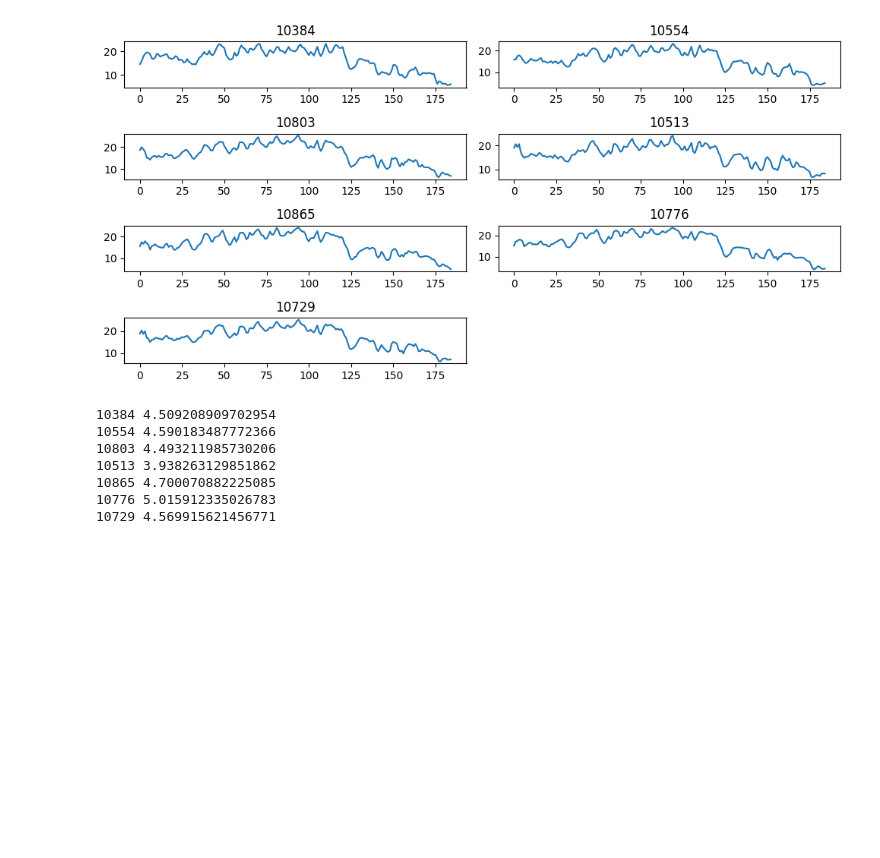
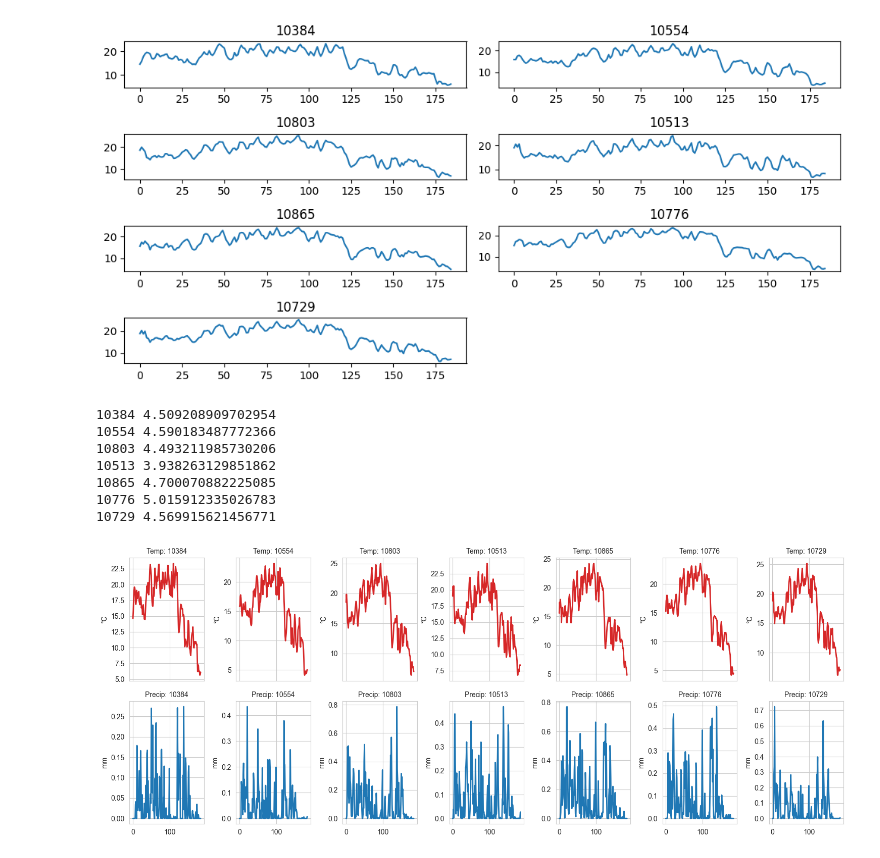
Before and after one commit to Fohlen/weather_experiment, a Jupyter notebook: analysis/Descriptive_Statistics.ipynb, the cells around one changed output. Saved outputs shown, nothing was run; the diff lists cells and outputs as text; code cells hidden in the pictures; blank space fills up the shorter version.

```diff
--- a/analysis/Descriptive_Statistics.ipynb
+++ b/analysis/Descriptive_Statistics.ipynb
@@ -13,7 +13,7 @@ valid_stations = [
     reverse_station_mapping[station] for station in [433, 1270, 1443, 2667, 3379, 4104, 5906]
 ]
 
-df = pd.read_csv("/Users/fohlen/Downloads/export_2024-11-08/merged.csv")
+df = pd.read_csv("../data/merged.csv")
 df = df[df["station_id"].isin(valid_stations)]
 df["recorded_at"] = pd.to_datetime(df["recorded_at"])
 df["forecast_time"] = pd.to_datetime(df["forecast_time"])
@@ -138,3 +138,58 @@ for station_id in valid_stations:
 10865 4.700070882225085
 10776 5.015912335026783
 10729 4.569915621456771
+# %%
+import pandas as pd
+import matplotlib.pyplot as plt
+import seaborn as sns
+from collections import defaultdict
+from itertools import chain
+
+# Set Seaborn style for better visuals
+sns.set_style("whitegrid")
+
+# Convert temperature to Celsius
+temperature_df = df[df["parameter"] == "temperature_air_mean_200"].copy()
+temperature_df["temp_c"] = temperature_df["value"].astype(float) - 273.15
+
+# Prepare precipitation data
+precipitation_df = df[df["parameter"] == "precipitation_height_significant_weather_last_1h"].copy()
+
+# Group temperature and precipitation by station and forecast day
+temp_forecasts = defaultdict(list)
+precip_forecasts = defaultdict(list)
+
+for station_id in valid_stations:
+    station_temp = temperature_df[temperature_df["station_id"] == station_id]
+    station_precip = precipitation_df[precipitation_df["station_id"] == station_id]
+
+    for index, group in station_temp.groupby(station_temp.forecast_time.dt.dayofyear):
+        temp_forecasts[station_id].append(group.temp_c.mean())
+
+    for index, group in station_precip.groupby(station_precip.forecast_time.dt.dayofyear):
+        precip_forecasts[station_id].append(group.value.mean())
+
+# Flatten subplot grid
+def flatten(list_of_lists):
+    return chain.from_iterable(list_of_lists)
+
+# Create side-by-side plots for temperature and precipitation
+fig, axs = plt.subplots(2, len(valid_stations), figsize=(15, 6), sharex=True)
+
+# Temperature plot
+for ax, station_id in zip(axs[0], valid_stations):
+    ax.plot(temp_forecasts[station_id], color="tab:red", linewidth=2)
+    ax.set_title(f"Temp: {station_id}", fontsize=10)
+    ax.set_ylabel("°C", fontsize=10)
+
+# Precipitation plot
+for ax, station_id in zip(axs[1], valid_stations):
+    ax.plot(precip_forecasts[station_id], color="tab:blue", linewidth=2)
+    ax.set_title(f"Precip: {station_id}", fontsize=10)
+    ax.set_ylabel("mm", fontsize=10)
+
+# Final layout adjustments
+plt.tight_layout()
+plt.show()
+# %% [output]
+[figure, added]
```
Also changed, not shown: parts of 1 cell of this notebook, 5 other files.
